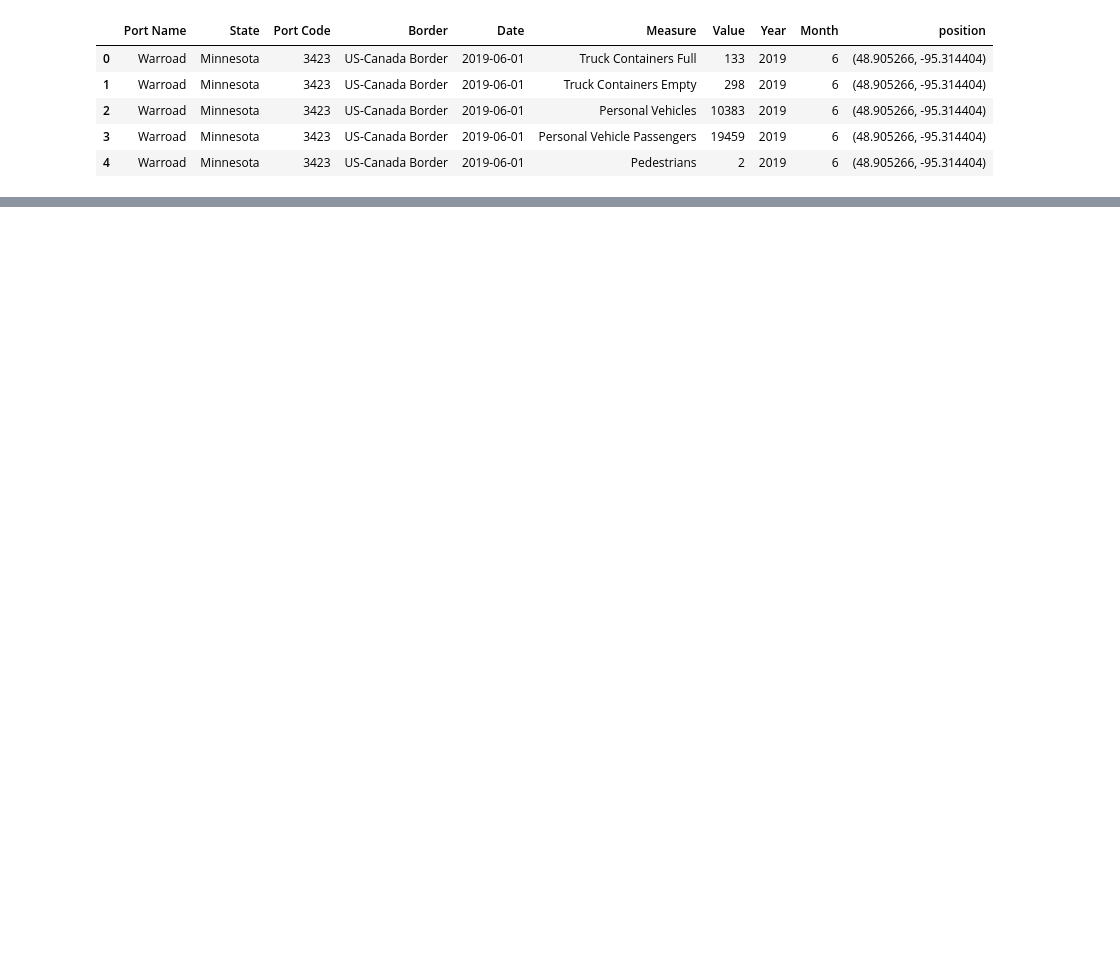
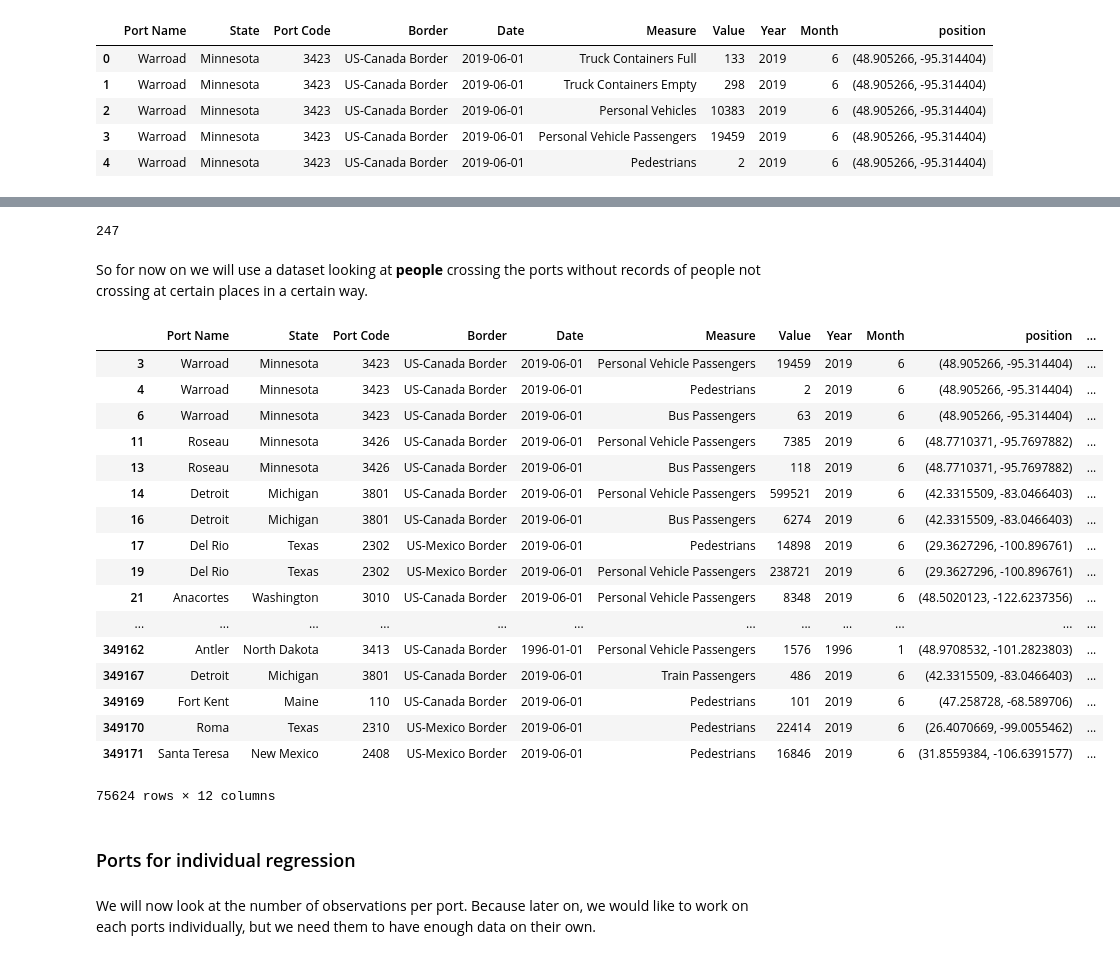
Before and after one commit to rnaua/DMML2019_Team_Swatch, a Jupyter notebook: code/EDA.ipynb, the cells around one changed output, grey strips where cells are left out. Cells and saved outputs as stored; diff of their text form; code cells hidden in the pictures; blank space fills up the shorter version.

```diff
--- a/code/EDA.ipynb
+++ b/code/EDA.ipynb
@@ -617,0 +200,34 @@ plt.ticklabel_format(style='plain', axis='y')
+# %%
+alcan=people[(people['Port Name']=='Alcan') & (people['Measure']=='Train Passengers')]
+alcan=alcan[alcan['Value']==0].shape[0]
+alcan
+# %% [output]
+247
+# %% [markdown]
+So for now on we will use a dataset looking at **people** crossing the ports without records of people not crossing at certain places in a certain way.
+# %%
+people=people[people['Value']!=0]
+people
+# %% [output]
+|  | Port Name | State | Port Code | Border | Date | Measure | Value | Year | Month | position | ... |
+| 3 | Warroad | Minnesota | 3423 | US-Canada Border | 2019-06-01 | Personal Vehicle Passengers | 19459 | 2019 | 6 | (48.905266, -95.314404) | ... |
+| 4 | Warroad | Minnesota | 3423 | US-Canada Border | 2019-06-01 | Pedestrians | 2 | 2019 | 6 | (48.905266, -95.314404) | ... |
+| 6 | Warroad | Minnesota | 3423 | US-Canada Border | 2019-06-01 | Bus Passengers | 63 | 2019 | 6 | (48.905266, -95.314404) | ... |
+| 11 | Roseau | Minnesota | 3426 | US-Canada Border | 2019-06-01 | Personal Vehicle Passengers | 7385 | 2019 | 6 | (48.7710371, -95.7697882) | ... |
+| 13 | Roseau | Minnesota | 3426 | US-Canada Border | 2019-06-01 | Bus Passengers | 118 | 2019 | 6 | (48.7710371, -95.7697882) | ... |
+| 14 | Detroit | Michigan | 3801 | US-Canada Border | 2019-06-01 | Personal Vehicle Passengers | 599521 | 2019 | 6 | (42.3315509, -83.0466403) | ... |
+| 16 | Detroit | Michigan | 3801 | US-Canada Border | 2019-06-01 | Bus Passengers | 6274 | 2019 | 6 | (42.3315509, -83.0466403) | ... |
+| 17 | Del Rio | Texas | 2302 | US-Mexico Border | 2019-06-01 | Pedestrians | 14898 | 2019 | 6 | (29.3627296, -100.896761) | ... |
+| 19 | Del Rio | Texas | 2302 | US-Mexico Border | 2019-06-01 | Personal Vehicle Passengers | 238721 | 2019 | 6 | (29.3627296, -100.896761) | ... |
+| 21 | Anacortes | Washington | 3010 | US-Canada Border | 2019-06-01 | Personal Vehicle Passengers | 8348 | 2019 | 6 | (48.5020123, -122.6237356) | ... |
+| ... | ... | ... | ... | ... | ... | ... | ... | ... | ... | ... | ... |
+| 349162 | Antler | North Dakota | 3413 | US-Canada Border | 1996-01-01 | Personal Vehicle Passengers | 1576 | 1996 | 1 | (48.9708532, -101.2823803) | ... |
+| 349167 | Detroit | Michigan | 3801 | US-Canada Border | 2019-06-01 | Train Passengers | 486 | 2019 | 6 | (42.3315509, -83.0466403) | ... |
+| 349169 | Fort Kent | Maine | 110 | US-Canada Border | 2019-06-01 | Pedestrians | 101 | 2019 | 6 | (47.258728, -68.589706) | ... |
+| 349170 | Roma | Texas | 2310 | US-Mexico Border | 2019-06-01 | Pedestrians | 22414 | 2019 | 6 | (26.4070669, -99.0055462) | ... |
+| 349171 | Santa Teresa | New Mexico | 2408 | US-Mexico Border | 2019-06-01 | Pedestrians | 16846 | 2019 | 6 | (31.8559384, -106.6391577) | ... |
+75624 rows × 12 columns
+# %% [markdown]
+### Ports for individual regression
+# %% [markdown]
+We will now look at the number of observations per port. Because later on, we would like to work on each ports individually, but we need them to have enough data on their own.
```
Also changed, not shown: parts of 91 cells of this notebook.
